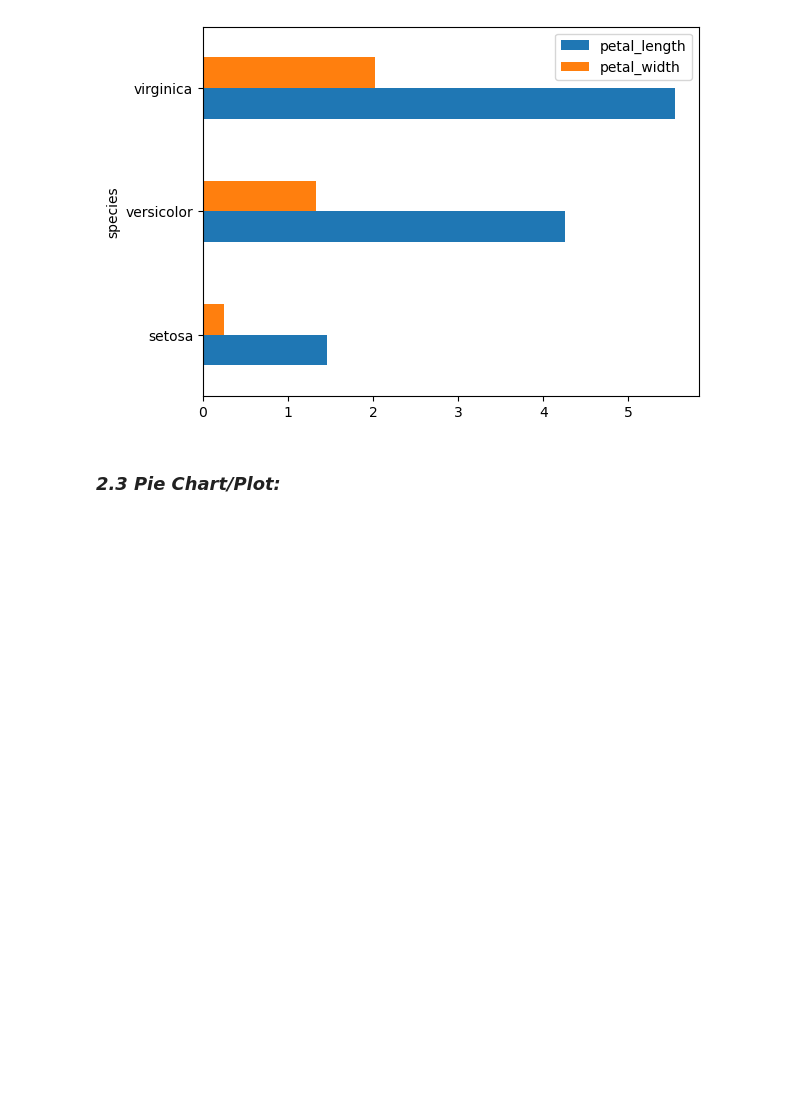
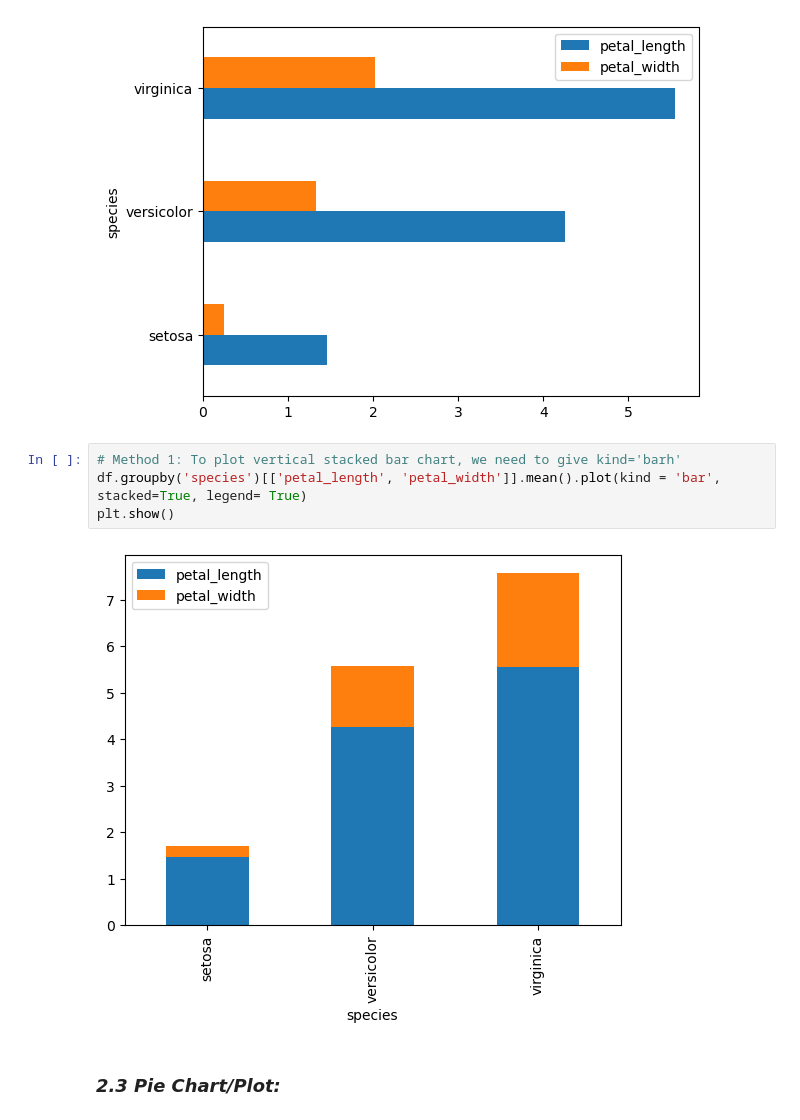
Before and after one commit to AnwarMehmoodSohail/Data-Science-Journy, a Jupyter notebook: data_visualization/01_datavis_pandas.ipynb, the cells around one changed output. Saved outputs shown, nothing was run; the diff lists cells and outputs as text; blank space fills up the shorter version.

Commit message:
stack bar chart

```diff
--- a/data_visualization/01_datavis_pandas.ipynb
+++ b/data_visualization/01_datavis_pandas.ipynb
@@ -170,6 +170,12 @@ df.groupby('species')[['petal_length', 'petal_width']].mean().plot(kind = 'barh'
 plt.show()
 # %% [output]
 [figure]
+# %%
+# Method 1: To plot vertical stacked bar chart, we need to give kind='barh'
+df.groupby('species')[['petal_length', 'petal_width']].mean().plot(kind = 'bar', stacked=True, legend= True)
+plt.show()
+# %% [output]
+[figure, added]
 # %% [markdown]
 ### _**2.3 Pie Chart/Plot:**_
 # %% [markdown]
```
